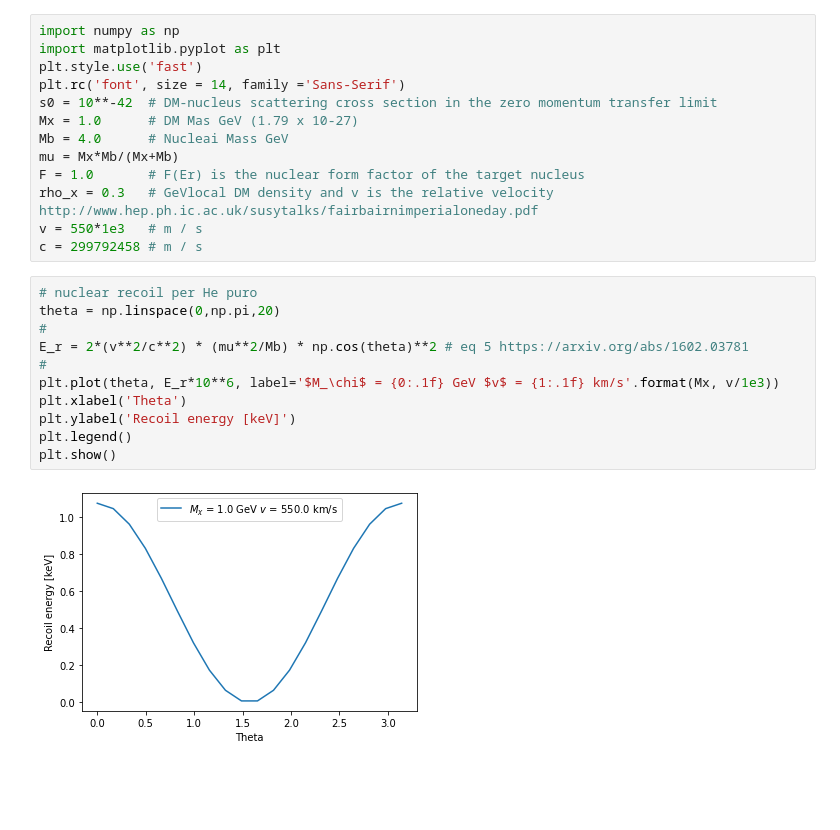
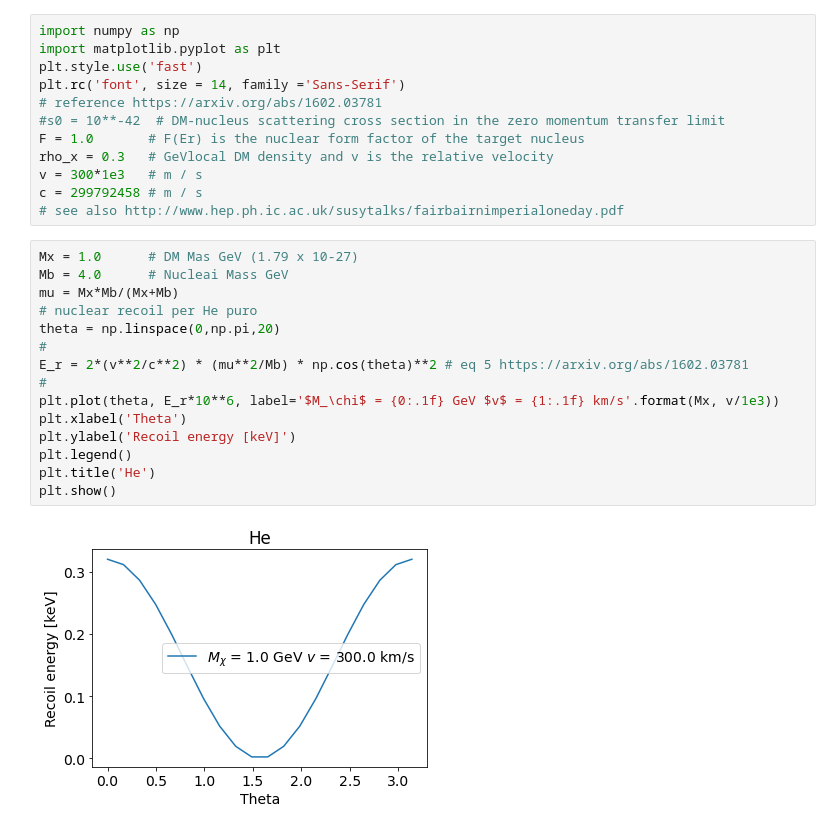
Before and after one commit to gmazzitelli/studenti, a Jupyter notebook: dark_matter.ipynb, the cells around one changed output. Drawn from its saved outputs; the diff is of its cells as text; blank space fills up the shorter version.

```diff
--- a/dark_matter.ipynb
+++ b/dark_matter.ipynb
@@ -5,24 +5,27 @@ import numpy as np
 import matplotlib.pyplot as plt
 plt.style.use('fast')
 plt.rc('font', size = 14, family ='Sans-Serif')
-s0 = 10**-42  # DM-nucleus scattering cross section in the zero momentum transfer limit
-Mx = 1.0      # DM Mas GeV (1.79 x 10-27)
-Mb = 4.0      # Nucleai Mass GeV
-mu = Mx*Mb/(Mx+Mb)
+# reference https://arxiv.org/abs/1602.03781
+#s0 = 10**-42  # DM-nucleus scattering cross section in the zero momentum transfer limit
 F = 1.0       # F(Er) is the nuclear form factor of the target nucleus
-rho_x = 0.3   # GeVlocal DM density and v is the relative velocity http://www.hep.ph.ic.ac.uk/susytalks/fairbairnimperialoneday.pdf
-v = 550*1e3   # m / s
+rho_x = 0.3   # GeVlocal DM density and v is the relative velocity
+v = 300*1e3   # m / s
 c = 299792458 # m / s
+# see also http://www.hep.ph.ic.ac.uk/susytalks/fairbairnimperialoneday.pdf
 # %%
+Mx = 1.0      # DM Mas GeV (1.79 x 10-27)
+Mb = 4.0      # Nucleai Mass GeV
+mu = Mx*Mb/(Mx+Mb)
 # nuclear recoil per He puro
 theta = np.linspace(0,np.pi,20)
 #
 E_r = 2*(v**2/c**2) * (mu**2/Mb) * np.cos(theta)**2 # eq 5 https://arxiv.org/abs/1602.03781
 #
 plt.plot(theta, E_r*10**6, label='$M_\chi$ = {0:.1f} GeV $v$ = {1:.1f} km/s'.format(Mx, v/1e3))
 plt.xlabel('Theta')
 plt.ylabel('Recoil energy [keV]')
 plt.legend()
+plt.title('He')
 plt.show()
 # %% [output]
-[figure, old version]
+[figure, new version]
```
Also changed, not shown: parts of 8 cells of this notebook.
